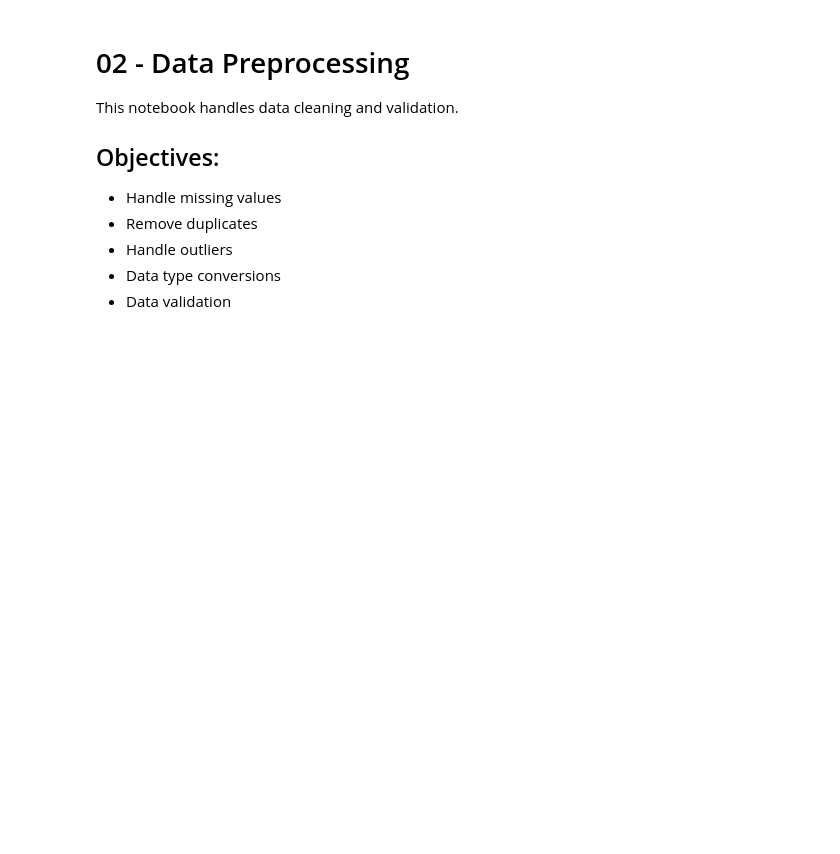
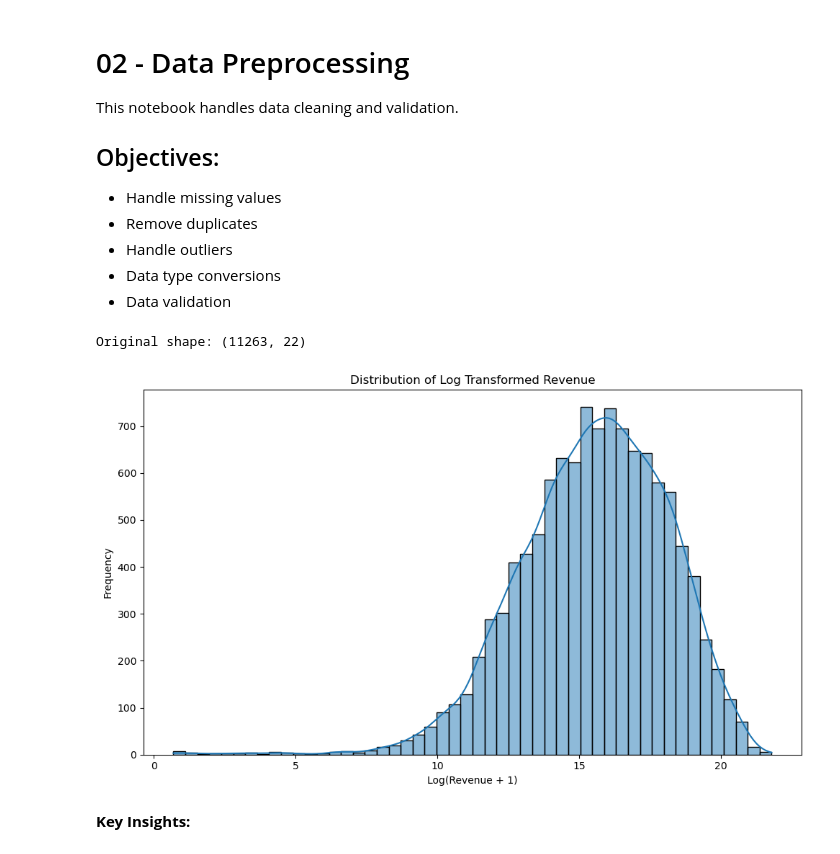
Before and after one commit to TThanhc/movie-revenue-predictor, a Jupyter notebook: notebooks/02_data_preprocessing.ipynb, the cells around one changed output. Drawn from its saved outputs; the diff is of its cells as text; code cells hidden in the pictures; blank space fills up the shorter version.

Commit message:
feat(notebooks): Implement preprocessing strategy such as: handle missing value, log transformation, scale data, ... and saved dataset.

```diff
--- a/notebooks/02_data_preprocessing.ipynb
+++ b/notebooks/02_data_preprocessing.ipynb
@@ -12,8 +12,31 @@ This notebook handles data cleaning and validation.
 # %%
 import pandas as pd
 import numpy as np
+from sklearn.preprocessing import MultiLabelBinarizer
+from sklearn.model_selection import train_test_split
+import matplotlib.pyplot as plt
+import seaborn as sns
+from sklearn.preprocessing import StandardScaler
 
 # Load the raw data
-df = pd.read_csv('../data/raw/movies.csv')
+df = pd.read_csv('../data/raw/movies_dataset_revenue.csv')
 print(f"Original shape: {df.shape}")
+# %% [output]
+Original shape: (11263, 22)
+# %%
+# Log transform the target variable
+df['revenue'] = np.log1p(df['revenue'])
+# %%
+# Visualize the distribution of revenue after log transformation
+plt.figure(figsize=(10, 6))
+sns.histplot(df['revenue'], bins=50, kde=True)
+plt.title('Distribution of Log Transformed Revenue')
+plt.xlabel('Log(Revenue + 1)')
+plt.ylabel('Frequency')
+plt.tight_layout()
+plt.show()
+# %% [output]
+[figure, added]
+# %% [markdown]
+**Key Insights:**
 # %%
```
Also changed, not shown: parts of 11 cells of this notebook.
